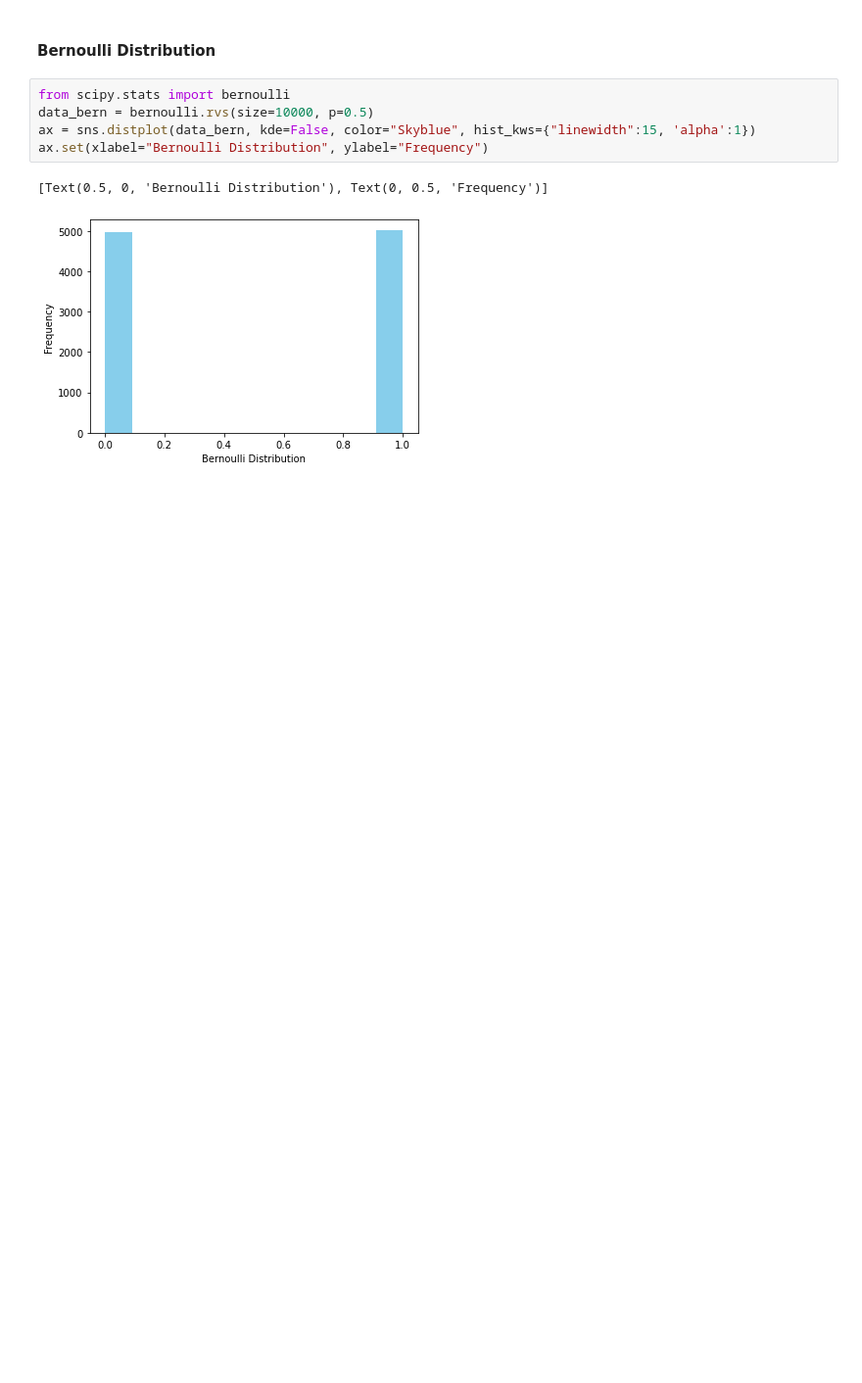
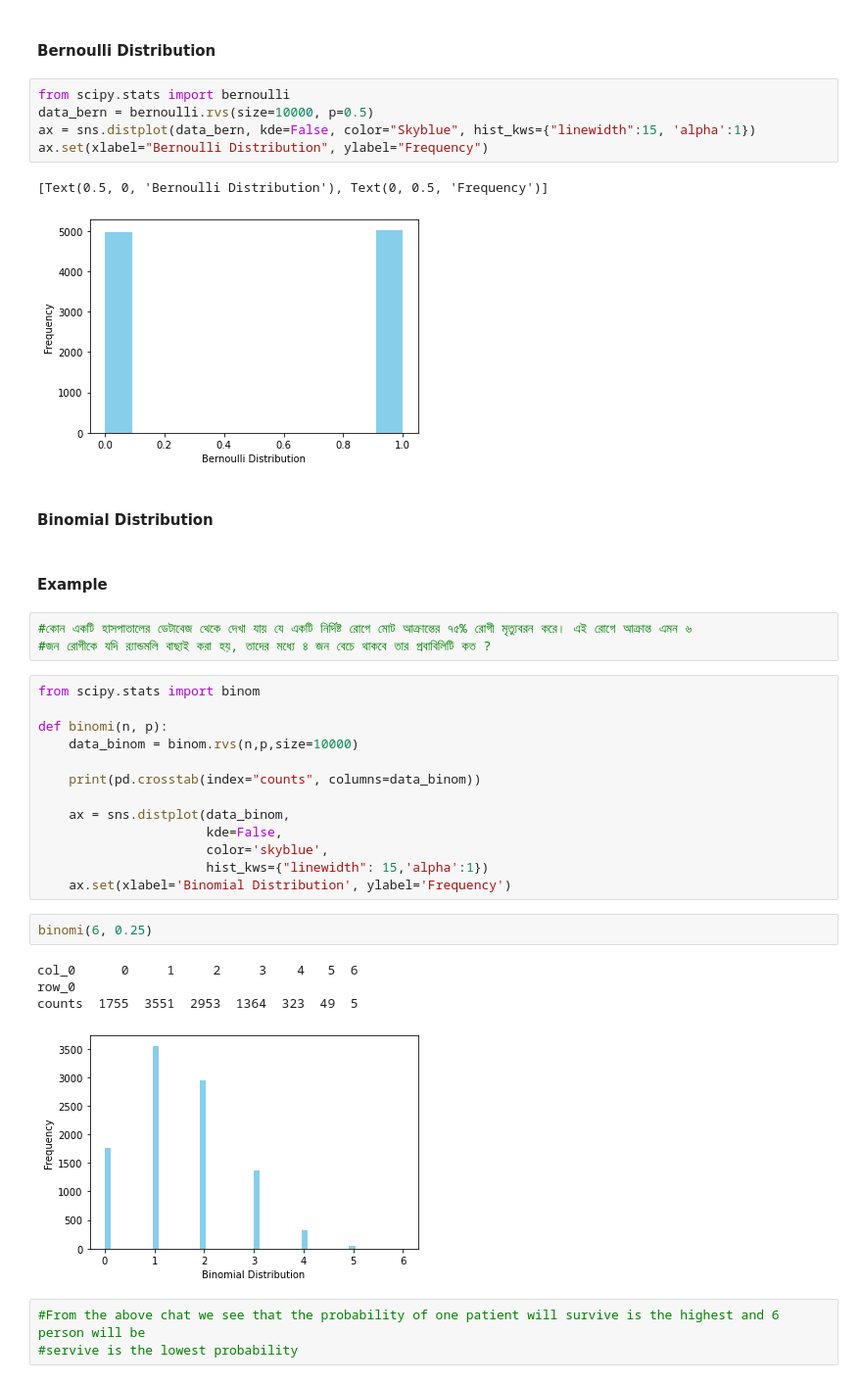
Before and after one commit to pappucode/datascience, a Jupyter notebook: python_distributions.ipynb, the cells around one changed output. Shown at 98% size. Saved outputs shown, nothing was run; the diff lists cells and outputs as text; blank space fills up the shorter version.

```diff
--- a/python_distributions.ipynb
+++ b/python_distributions.ipynb
@@ -15,3 +18,33 @@ ax.set(xlabel="Bernoulli Distribution", ylabel="Frequency")
 # %% [output]
 [Text(0.5, 0, 'Bernoulli Distribution'), Text(0, 0.5, 'Frequency')]
 [figure]
+# %% [markdown]
+#### Binomial Distribution
+# %% [markdown]
+#### Example
+# %%
+#কোন একটি হাসপাতালের ডেটাবেজ থেকে দেখা যায় যে একটি নির্দিষ্ট রোগে মোট আক্রান্তের ৭৫% রোগী মৃত্যুবরন করে। এই রোগে আক্রান্ত এমন ৬
+#জন রোগীকে যদি র‍্যান্ডমলি বাছাই করা হয়, তাদের মধ্যে ৪ জন বেচে থাকবে তার প্রবাবিলিটি কত ?
+# %%
+from scipy.stats import binom
+
+def binomi(n, p):
+    data_binom = binom.rvs(n,p,size=10000)
+
+    print(pd.crosstab(index="counts", columns=data_binom))
+
+    ax = sns.distplot(data_binom,
+                      kde=False,
+                      color='skyblue',
+                      hist_kws={"linewidth": 15,'alpha':1})
+    ax.set(xlabel='Binomial Distribution', ylabel='Frequency')
+# %%
+binomi(6, 0.25)
+# %% [output]
+col_0      0     1     2     3    4   5  6
+row_0
+counts  1755  3551  2953  1364  323  49  5
+[figure, added]
+# %%
+#From the above chat we see that the probability of one patient will survive is the highest and 6 person will be
+#servive is the lowest probability
```
Also changed, not shown: parts of 17 cells of this notebook.
